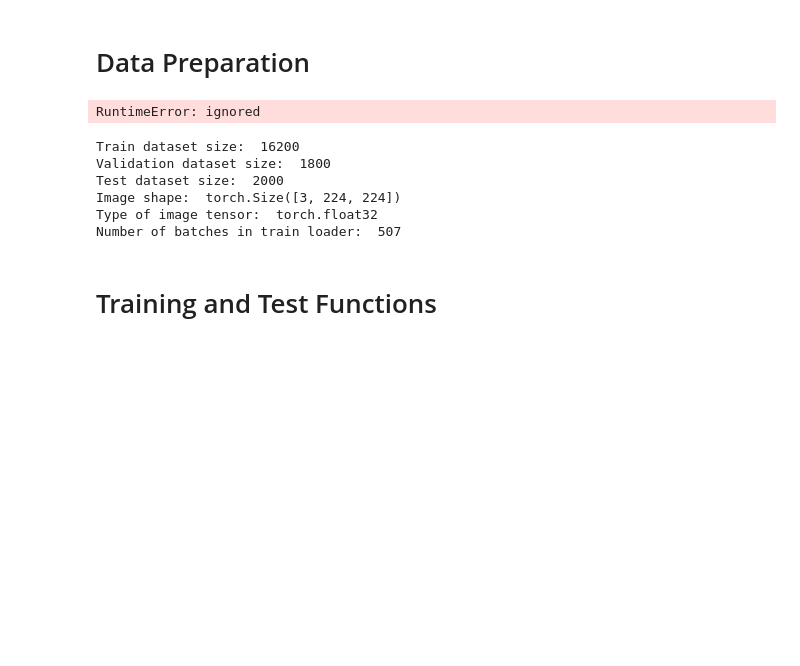
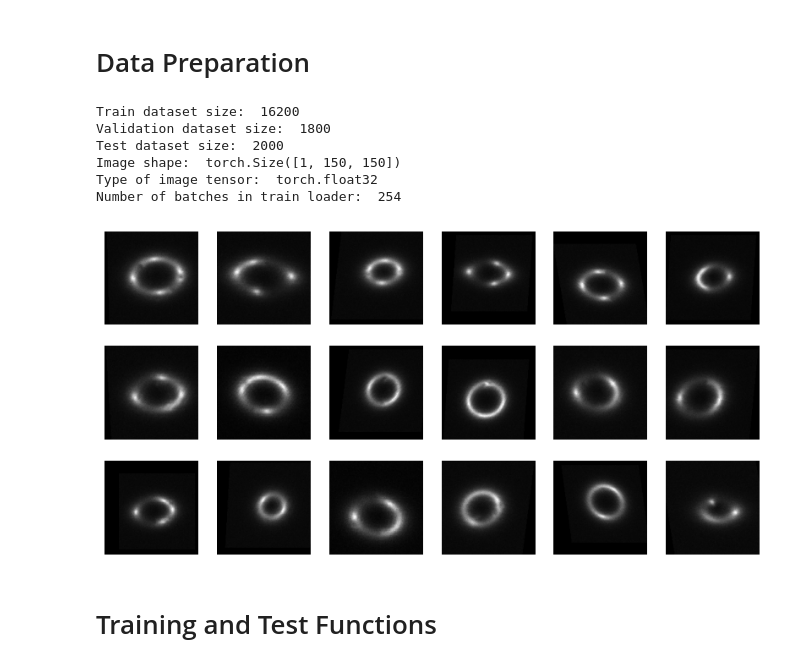
Before and after one commit to 0ssamaak0/Gravitational-Lensing-Classification-and-Mass-Estimation, a Jupyter notebook: Specific_Test_III_Learning_Mass_of_Dark_Matter_Halo.ipynb, the cells around one changed output. Saved outputs shown, nothing was run; the diff lists cells and outputs as text; code cells hidden in the pictures; blank space fills up the shorter version.

```diff
--- a/Specific_Test_III_Learning_Mass_of_Dark_Matter_Halo.ipynb
+++ b/Specific_Test_III_Learning_Mass_of_Dark_Matter_Halo.ipynb
@@ -66,29 +66,49 @@ class LensDataset(Dataset):
             image = self.transform(image)
 
         return image, mass
+
+class DatasetFromSubset(Dataset):
+    def __init__(self, subset, transform=None):
+        self.subset = subset
+        self.transform = transform
+
+    def __getitem__(self, index):
+        x, y = self.subset[index]
+        if self.transform:
+            x = self.transform(x)
+        return x, y
+
+    def __len__(self):
+        return len(self.subset)
 # %%
 transform = transforms.Compose([
                 transforms.ToTensor(),
                 transforms.Resize((224,224)),
                 transforms.Lambda(lambda x: x.to(torch.float32).repeat(3,1,1)),
-                transforms.Lambda(lambda x: x/ x.max()),
-                transforms.RandomHorizontalFlip(),
-                transforms.RandomVerticalFlip(),
-                transforms.Random
+                # transforms.Lambda(lambda x: x.to(torch.float32)),
+                # transforms.RandomHorizontalFlip(p = 0.25),
+                # transforms.RandomVerticalFlip(p = 0.25),
+
             ])
+
 dataset = LensDataset("lens_data", transform= transform)
 
 train_dataset, test_dataset = random_split(dataset, [int(len(dataset) * 0.9), len(dataset) - int(len(dataset) * 0.9)])
 train_dataset, val_dataset = random_split(train_dataset, [int(len(train_dataset) * 0.9), len(train_dataset) - int(len(train_dataset) * 0.9)])
 
+augment = transforms.Compose([
+                transforms.RandomHorizontalFlip(p = 0.25),
+                transforms.RandomVerticalFlip(p = 0.25),
+                ])
+
+train_dataset = DatasetFromSubset(
+    train_dataset, transform=augment)
+
+
 batch_size = 32
 train_loader = DataLoader(train_dataset, batch_size=batch_size, shuffle=True)
 val_loader = DataLoader(val_dataset, batch_size=batch_size, shuffle=True)
 test_loader = DataLoader(test_dataset, batch_size=batch_size, shuffle=True)
-# %%
-next(iter(train_loader))
-# %% [output]
-RuntimeError: ignored
 # %%
 # Explore the dataset
 print('Train dataset size: ', len(train_dataset))
@@ -107,9 +127,18 @@ print('Number of batches in train loader: ', len(train_loader))
 Train dataset size:  16200
 Validation dataset size:  1800
 Test dataset size:  2000
-Image shape:  torch.Size([3, 224, 224])
+Image shape:  torch.Size([1, 150, 150])
 Type of image tensor:  torch.float32
-Number of batches in train loader:  507
+Number of batches in train loader:  254
+# %%
+# plot some images
+fig, axes = plt.subplots(3, 6, figsize=(10, 5))
+for i, ax in enumerate(axes.flat):
+    rand = torch.randint(0, len(train_dataset), (1,)).item()
+    ax.imshow(train_dataset[rand][0].permute(1,2,0), cmap='gray')
+    ax.axis('off')
+# %% [output]
+[figure, added]
 # %% [markdown]
 # Training and Test Functions
 # %%
```
Also changed, not shown: parts of 17 cells of this notebook, 4 other files.
